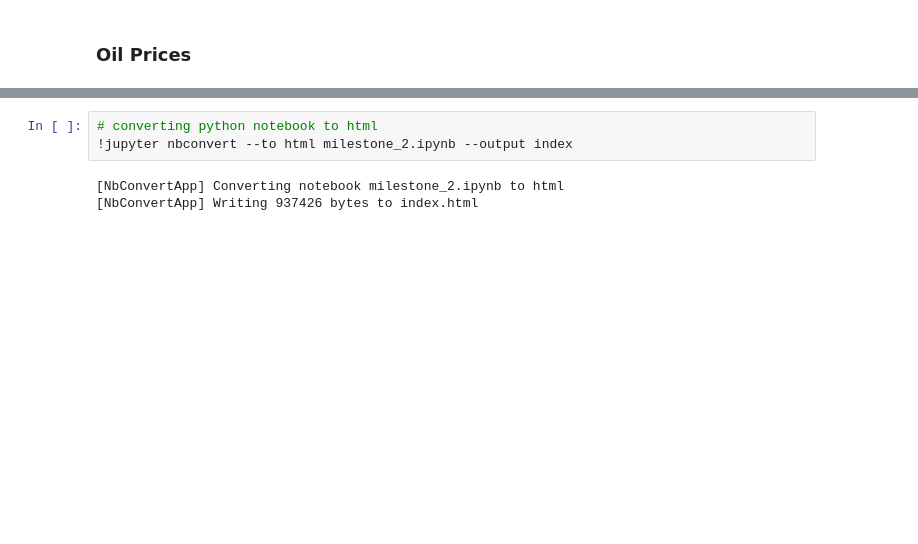
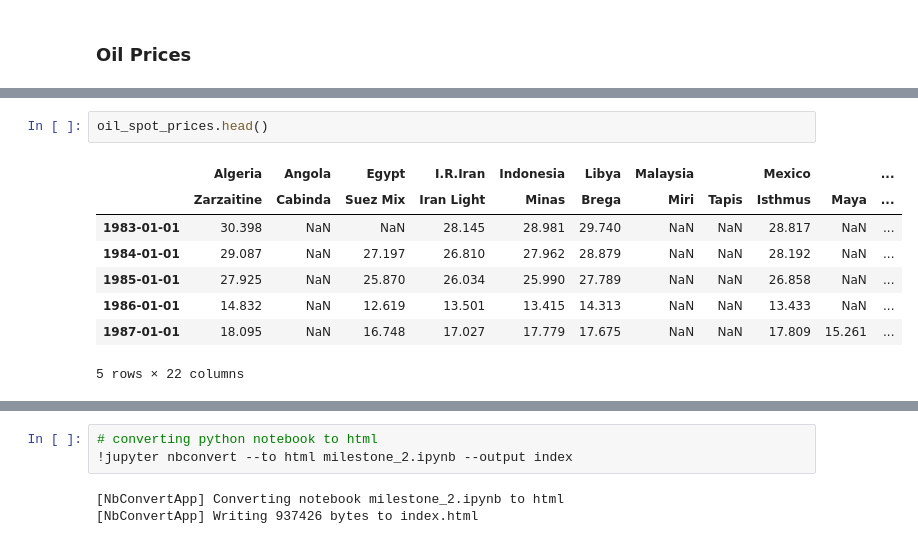
Before and after one commit to willcrodman/data_science_final_project, a Jupyter notebook: milestone_2.ipynb, the cells around one changed output, grey strips where cells are left out. Drawn from its saved outputs; the diff is of its cells as text; blank space fills up the shorter version.

```diff
--- a/milestone_2.ipynb
+++ b/milestone_2.ipynb
@@ -178,0 +194,11 @@ plt.tight_layout()
+# %%
+oil_spot_prices.head()
+# %% [output]
+|  | Algeria | Angola | Egypt | I.R.Iran | Indonesia | Libya | Malaysia |  | Mexico |  | ... |
+|  | Zarzaitine | Cabinda | Suez Mix | Iran Light | Minas | Brega | Miri | Tapis | Isthmus | Maya | ... |
+| 1983-01-01 | 30.398 | NaN | NaN | 28.145 | 28.981 | 29.740 | NaN | NaN | 28.817 | NaN | ... |
+| 1984-01-01 | 29.087 | NaN | 27.197 | 26.810 | 27.962 | 28.879 | NaN | NaN | 28.192 | NaN | ... |
+| 1985-01-01 | 27.925 | NaN | 25.870 | 26.034 | 25.990 | 27.789 | NaN | NaN | 26.858 | NaN | ... |
+| 1986-01-01 | 14.832 | NaN | 12.619 | 13.501 | 13.415 | 14.313 | NaN | NaN | 13.433 | NaN | ... |
+| 1987-01-01 | 18.095 | NaN | 16.748 | 17.027 | 17.779 | 17.675 | NaN | NaN | 17.809 | 15.261 | ... |
+5 rows × 22 columns
```
Also changed, not shown: parts of 18 cells of this notebook, 7 other files.
